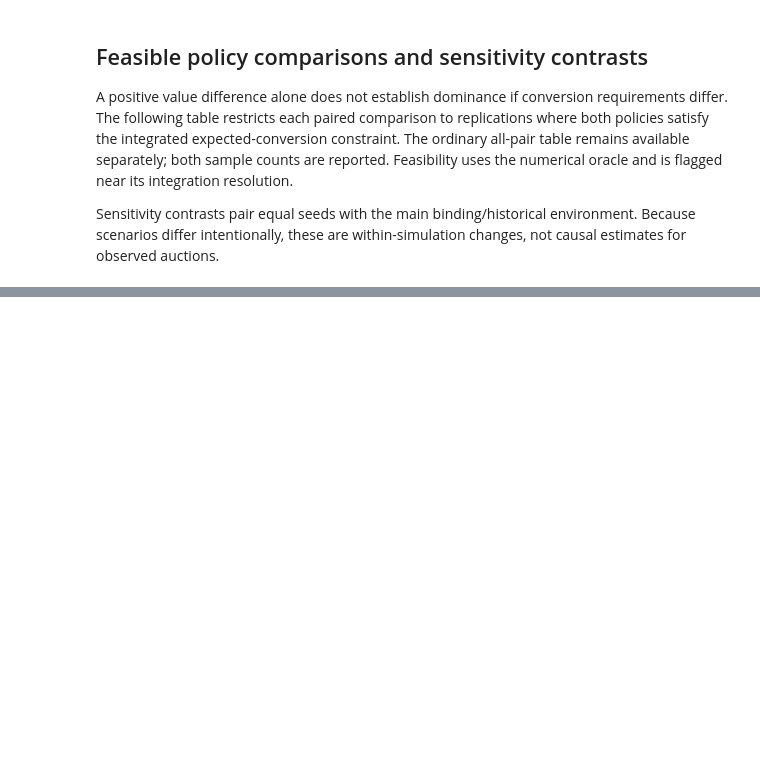
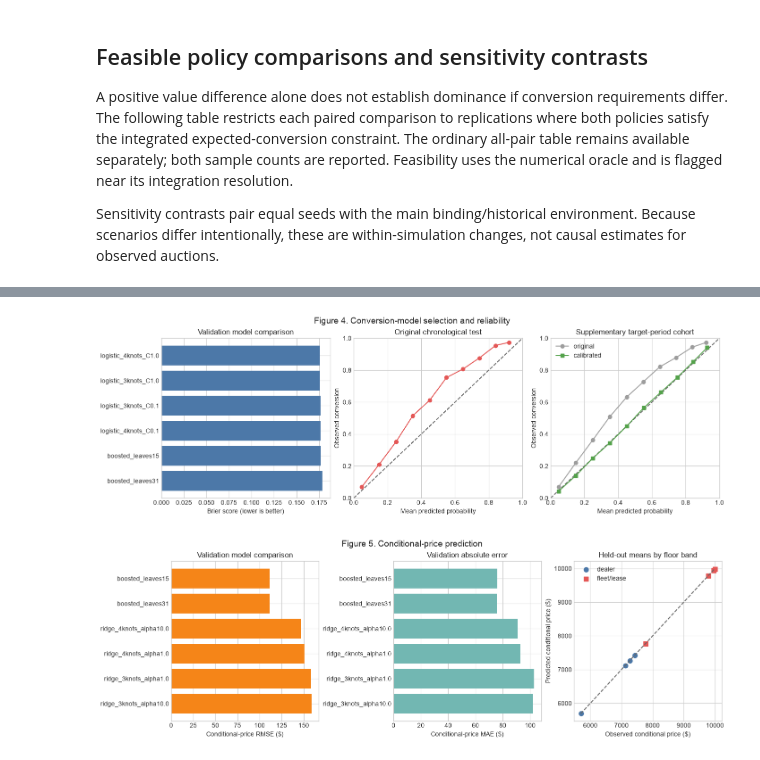
Before and after one commit to ecteodoro/idc6940-capstone-project, a Jupyter notebook: 06_study_results_and_report.ipynb, the cells around one changed output, grey strips where cells are left out. Cells and saved outputs as stored; diff of their text form; code cells hidden in the pictures; blank space fills up the shorter version.

```diff
--- a/06_study_results_and_report.ipynb
+++ b/06_study_results_and_report.ipynb
@@ -176,19 +171,0 @@ Aggregate held-out prediction-group statistics across independent replications,
-# %%
-tables=[]
-for scenario in main:
-    for file in sorted((OUT/scenario).glob('prediction_groups_*.csv')):
-        d=pd.read_csv(file);d['scenario']=scenario;tables.append(d)
-groups=pd.concat(tables,ignore_index=True)
-groups['predicted_sales']=groups.predicted*groups.n;groups['observed_sales']=groups.observed*groups.n
-pooled=groups.groupby(['scenario','seller_group','floor_band']).agg(n=('n','sum'),predicted_sales=('predicted_sales','sum'),observed_sales=('observed_sales','sum')).reset_index()
-pooled['predicted']=pooled.predicted_sales/pooled.n;pooled['observed']=pooled.observed_sales/pooled.n
-pooled.to_csv(OUT/'pooled_floor_range_calibration.csv',index=False)
-fig,axes=plt.subplots(1,2,figsize=(11,4.5),layout='constrained')
-for ax,group in zip(axes,['dealer','fleet_lease']):
-    d=pooled[pooled.scenario.eq('binding_historical')&pooled.seller_group.eq(group)].copy()
-    order=['(0.0, 0.75]','(0.75, 1.0]','(1.0, 1.25]','(1.25, 1.5]','(1.5, 2.0]','(2.0, inf]']
-    d['order']=d.floor_band.map({k:i for i,k in enumerate(order)});d=d.sort_values('order')
-    ax.plot(d.floor_band,d.predicted,'o-',label='Predicted');ax.plot(d.floor_band,d.observed,'o-',label='Observed')
-    ax.set(title=group.replace('_',' / '),xlabel='Historical floor / benchmark',ylabel='Conversion',ylim=(0,1))
-    ax.tick_params(axis='x',labelrotation=45);ax.legend()
-fig.savefig(OUT/'floor_range_prediction_diagnostics.png',dpi=180);plt.show()
@@ -298,0 +291,36 @@ Report: /Users/ecilteodoro/Library/Mobile Documents/com~apple~CloudDocs/UWF/2026
+# %%
+# Figure 4: conversion model selection and calibration evidence.
+classification=pd.read_csv(TRAIN/'validation_classification.csv').sort_values('brier')
+reliability=pd.read_csv(TRAIN/'test_reliability.csv')
+repair=pd.read_csv('data/training/calibration_repair/final_independent_reliability.csv')
+fig,axes=plt.subplots(1,3,figsize=(14,4.5),layout='constrained')
+axes[0].barh(classification.model,classification.brier,color='#4C78A8');axes[0].invert_yaxis();axes[0].set(title='Validation model comparison',xlabel='Brier score (lower is better)')
+axes[1].plot([0,1],[0,1],'--',color='0.4')
+axes[1].plot(reliability.predicted,reliability.observed,'o-',color='#E45756');axes[1].set(xlim=(0,1),ylim=(0,1),xlabel='Mean predicted probability',ylabel='Observed conversion',title='Original chronological test')
+axes[2].plot([0,1],[0,1],'--',color='0.4')
+for model,color,mark in [('original','#9D9D9D','o'),('calibrated','#54A24B','s')]:
+    d=repair[repair.model.eq(model)];axes[2].plot(d.predicted,d.observed,marker=mark,label=model,color=color)
+axes[2].set(xlim=(0,1),ylim=(0,1),xlabel='Mean predicted probability',ylabel='Observed conversion',title='Supplementary target-period cohort');axes[2].legend()
+fig.suptitle('Figure 4. Conversion-model selection and reliability',fontsize=14)
+fig.savefig(FIG/'04_conversion_model_performance.png',dpi=200,bbox_inches='tight');plt.show()
+
+# Figure 5: conditional-price model selection and held-out group diagnostics.
+price_val=pd.read_csv(TRAIN/'validation_price.csv').sort_values('rmse')
+price_group=pd.read_csv(TRAIN/'price_group_diagnostics.csv')
+test_price=price_group[price_group.split.eq('test')].copy()
+fig,axes=plt.subplots(1,3,figsize=(14,4.5),layout='constrained')
+axes[0].barh(price_val.model,price_val.rmse,color='#F58518');axes[0].invert_yaxis();axes[0].set(title='Validation model comparison',xlabel='Conditional-price RMSE ($)')
+axes[1].barh(price_val.model,price_val.mae,color='#72B7B2');axes[1].invert_yaxis();axes[1].set(title='Validation absolute error',xlabel='Conditional-price MAE ($)')
+for group,color,mark in [('dealer','#4C78A8','o'),('fleet_lease','#E45756','s')]:
+    d=test_price[test_price.seller_group.eq(group)];axes[2].scatter(d.observed,d.predicted,label=group.replace('_','/'),color=color,marker=mark,s=55)
+low=min(test_price.observed.min(),test_price.predicted.min());high=max(test_price.observed.max(),test_price.predicted.max());axes[2].plot([low,high],[low,high],'--',color='0.4')
+axes[2].set(title='Held-out means by floor band',xlabel='Observed conditional price ($)',ylabel='Predicted conditional price ($)');axes[2].legend()
+fig.suptitle('Figure 5. Conditional-price prediction',fontsize=14)
+fig.savefig(FIG/'05_price_model_performance.png',dpi=200,bbox_inches='tight');plt.show()
+
+test_metrics=pd.read_csv(TRAIN/'test_metrics.csv')
+test_metrics.to_csv(OUT/'paper_model_metrics.csv',index=False)
+display(test_metrics.round(3))
+# %% [output]
+[figure, added]
+[figure, added]
```
Also changed, not shown: parts of 13 cells of this notebook, 3 other files.
